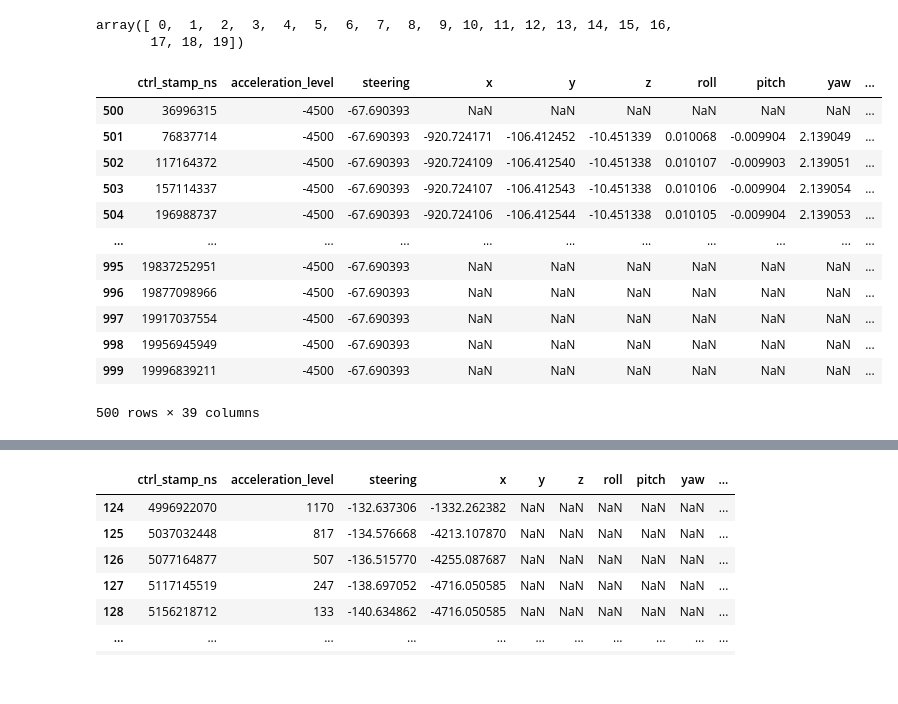
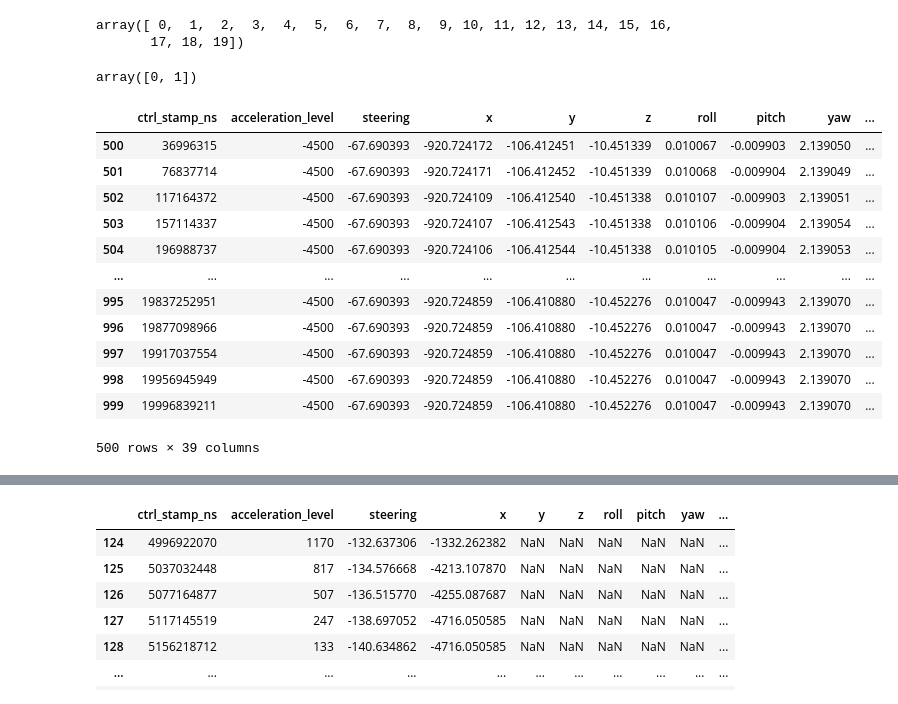
Before and after one commit to rvegrc/self_drive, a Jupyter notebook: self-driving.ipynb, the cells around one changed output, grey strips where cells are left out. Saved outputs shown, nothing was run; the diff lists cells and outputs as text; code cells hidden in the pictures.

Commit message:
debugging test id

```diff
--- a/self-driving.ipynb
+++ b/self-driving.ipynb
@@ -885,17 +816,21 @@ test_data_id_5sec = test_data_id.iloc[:123]
+# %%
+id_unique[:2]
+# %% [output]
+array([0, 1])
 # %%
 id = 1
-test_data_copy.query(f'id == {id}')
+test_data_copy[test_data_copy['id'] == id]
 # %% [output]
 |  | ctrl_stamp_ns | acceleration_level | steering | x | y | z | roll | pitch | yaw | ... |
-| 500 | 36996315 | -4500 | -67.690393 | NaN | NaN | NaN | NaN | NaN | NaN | ... |
+| 500 | 36996315 | -4500 | -67.690393 | -920.724172 | -106.412451 | -10.451339 | 0.010067 | -0.009903 | 2.139050 | ... |
 | 501 | 76837714 | -4500 | -67.690393 | -920.724171 | -106.412452 | -10.451339 | 0.010068 | -0.009904 | 2.139049 | ... |
 | 502 | 117164372 | -4500 | -67.690393 | -920.724109 | -106.412540 | -10.451338 | 0.010107 | -0.009903 | 2.139051 | ... |
 | 503 | 157114337 | -4500 | -67.690393 | -920.724107 | -106.412543 | -10.451338 | 0.010106 | -0.009904 | 2.139054 | ... |
 | 504 | 196988737 | -4500 | -67.690393 | -920.724106 | -106.412544 | -10.451338 | 0.010105 | -0.009904 | 2.139053 | ... |
 | ... | ... | ... | ... | ... | ... | ... | ... | ... | ... | ... |
-| 995 | 19837252951 | -4500 | -67.690393 | NaN | NaN | NaN | NaN | NaN | NaN | ... |
-| 996 | 19877098966 | -4500 | -67.690393 | NaN | NaN | NaN | NaN | NaN | NaN | ... |
-| 997 | 19917037554 | -4500 | -67.690393 | NaN | NaN | NaN | NaN | NaN | NaN | ... |
-| 998 | 19956945949 | -4500 | -67.690393 | NaN | NaN | NaN | NaN | NaN | NaN | ... |
-| 999 | 19996839211 | -4500 | -67.690393 | NaN | NaN | NaN | NaN | NaN | NaN | ... |
+| 995 | 19837252951 | -4500 | -67.690393 | -920.724859 | -106.410880 | -10.452276 | 0.010047 | -0.009943 | 2.139070 | ... |
+| 996 | 19877098966 | -4500 | -67.690393 | -920.724859 | -106.410880 | -10.452276 | 0.010047 | -0.009943 | 2.139070 | ... |
+| 997 | 19917037554 | -4500 | -67.690393 | -920.724859 | -106.410880 | -10.452276 | 0.010047 | -0.009943 | 2.139070 | ... |
+| 998 | 19956945949 | -4500 | -67.690393 | -920.724859 | -106.410880 | -10.452276 | 0.010047 | -0.009943 | 2.139070 | ... |
+| 999 | 19996839211 | -4500 | -67.690393 | -920.724859 | -106.410880 | -10.452276 | 0.010047 | -0.009943 | 2.139070 | ... |
 500 rows × 39 columns
```
Also changed, not shown: parts of 17 cells of this notebook.
